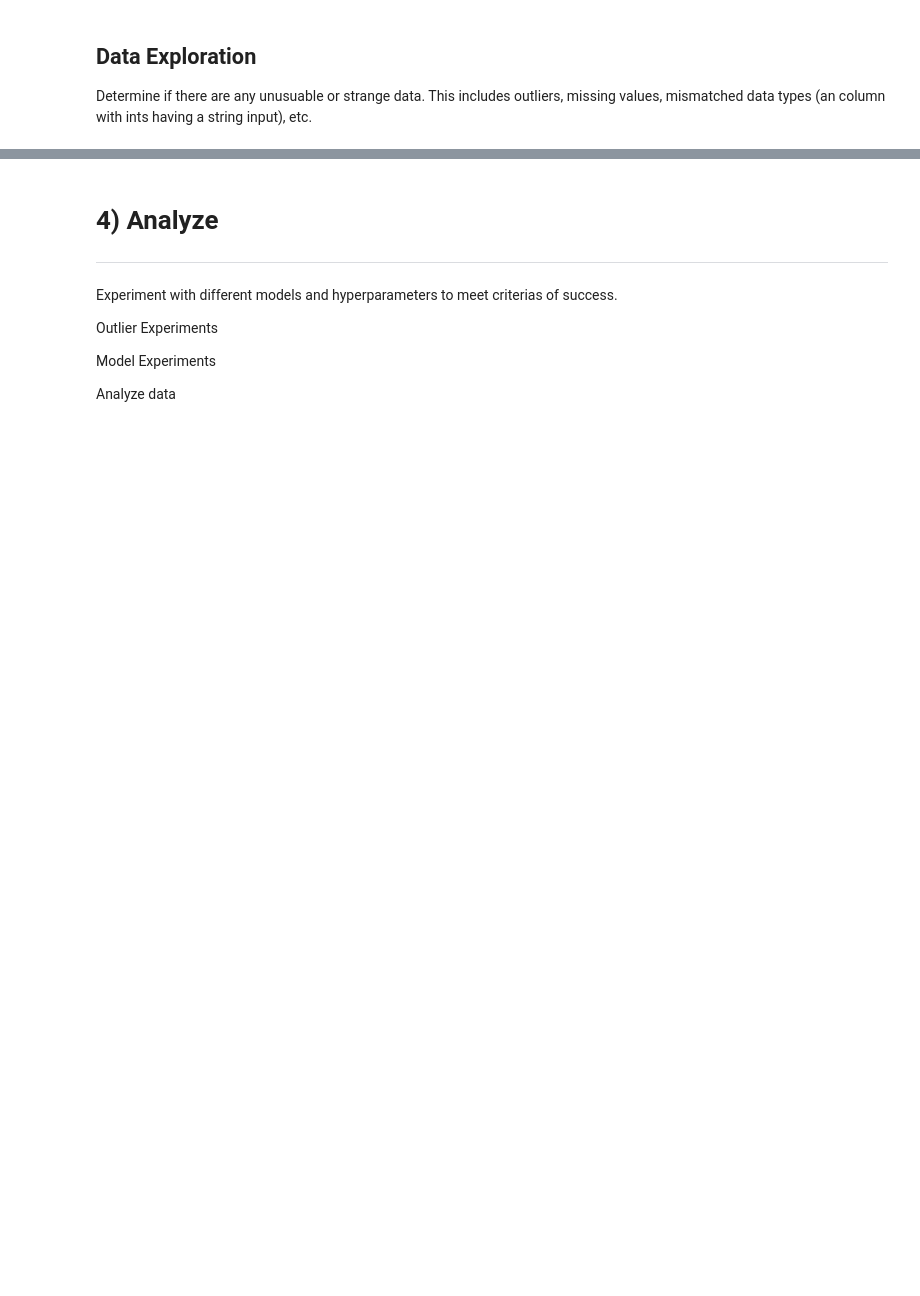
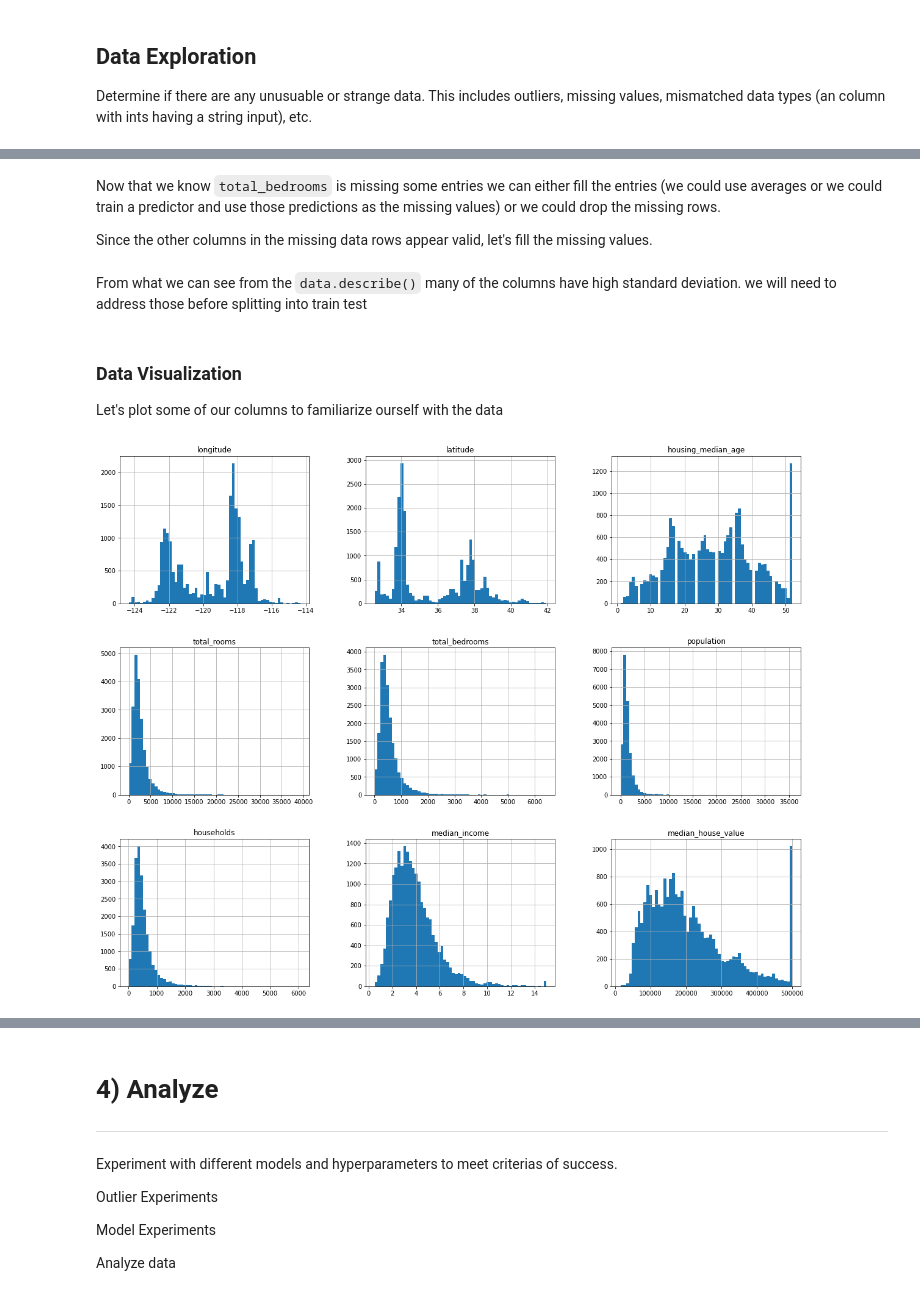
Before and after one commit to Kirlewn/Machine-Learning-Projects, a Jupyter notebook: Regression/california_housing_ml_notebook.ipynb, the cells around one changed output, grey strips where cells are left out. Drawn from its saved outputs; the diff is of its cells as text; code cells hidden in the pictures; blank space fills up the shorter version.

```diff
--- a/Regression/california_housing_ml_notebook.ipynb
+++ b/Regression/california_housing_ml_notebook.ipynb
@@ -93,0 +152,13 @@ Processed the data by cleaning it to make sure it was complete, correct, relevan
+# %% [markdown]
+Now that we know `total_bedrooms` is missing some entries we can either fill the entries (we could use averages or we could train a predictor and use those predictions as the missing values) or we could drop the missing rows.
+
+Since the other columns in the missing data rows appear valid, let's fill the missing values.
+# %% [markdown]
+From what we can see from the `data.describe()` many of the columns have high standard deviation. we will need to address those before splitting into train test
+# %% [markdown]
+### Data Visualization
+Let's plot some of our columns to familiarize ourself with the data
+# %%
+data.hist(bins=60, figsize=(20,16));plt.show();
+# %% [output]
+[figure, added]
```
Also changed, not shown: parts of 23 cells of this notebook.
